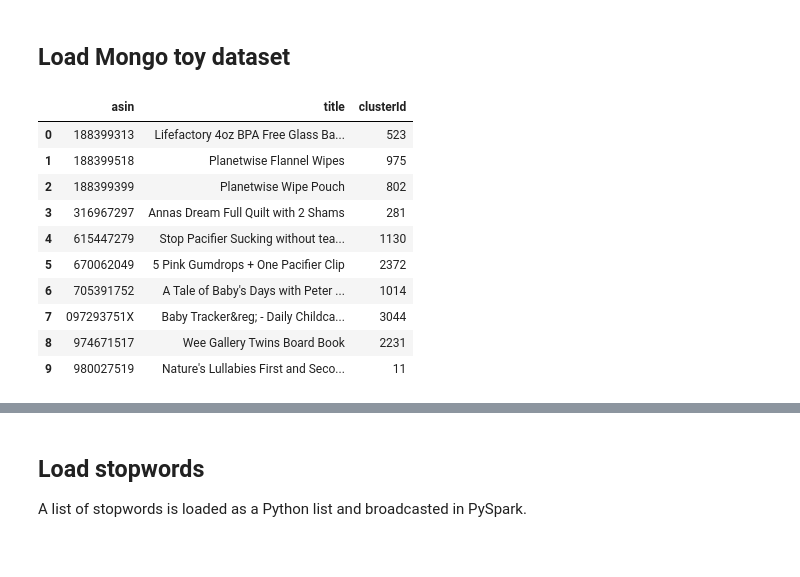
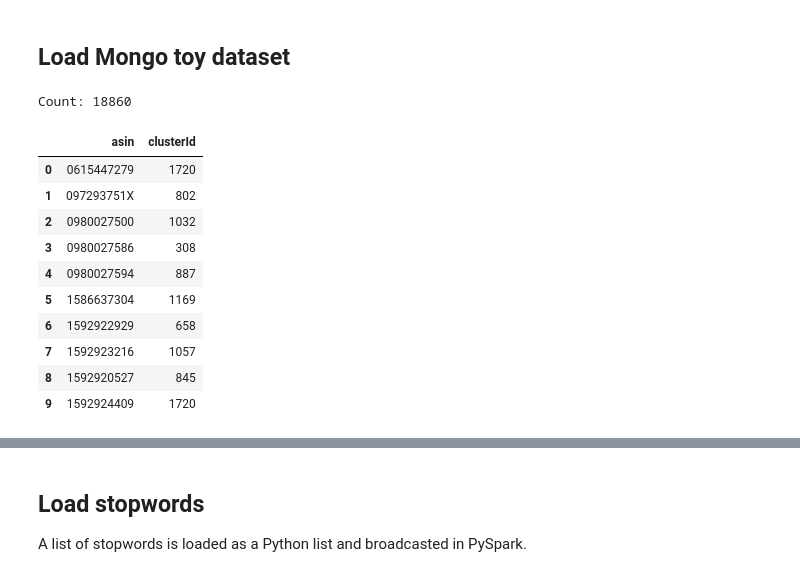
Before and after one commit to wezteoh/hack_on_data, a Jupyter notebook: clustering/Word Processing.ipynb, the cells around one changed output, grey strips where cells are left out. Saved outputs shown, nothing was run; the diff lists cells and outputs as text; code cells hidden in the pictures.

Commit message:
Perform final updates
Cluster Assessment: Improve visualization UIs
Word Processing: Filter out non-exclusive words

```diff
--- a/clustering/Word Processing.ipynb
+++ b/clustering/Word Processing.ipynb
@@ -128,25 +117,24 @@ The function below takes in a Spark DataFrame containing reviews of a particula
 # %%
-raw1DF = (spark
+clusteredProductMetaDF = (spark
          .read
          .format('com.databricks.spark.csv')
          .options(header='true', inferschema='true')
-         .load('../../Datasets/baby_product_summary.csv')
+         .load('../../Datasets/baby_2000_2_cluster_df.csv')
+         .drop('_c0')
          .dropna()
          )
-#          .withColumn('int', check_for_int('clusterID'))
-#          .filter(F.col('int') == True)
-#          .select('asin', 'clusterID'))
-displayDF(raw1DF)
+displayDF(clusteredProductMetaDF)
 # %% [output]
+Count: 18860
-|  | asin | title | clusterId |
-| 0 | 188399313 | Lifefactory 4oz BPA Free Glass Ba... | 523 |
-| 1 | 188399518 | Planetwise Flannel Wipes | 975 |
-| 2 | 188399399 | Planetwise Wipe Pouch | 802 |
-| 3 | 316967297 | Annas Dream Full Quilt with 2 Shams | 281 |
-| 4 | 615447279 | Stop Pacifier Sucking without tea... | 1130 |
-| 5 | 670062049 | 5 Pink Gumdrops + One Pacifier Clip | 2372 |
-| 6 | 705391752 | A Tale of Baby's Days with Peter ... | 1014 |
-| 7 | 097293751X | Baby Tracker&reg; - Daily Childca... | 3044 |
-| 8 | 974671517 | Wee Gallery Twins Board Book | 2231 |
-| 9 | 980027519 | Nature's Lullabies First and Seco... | 11 |
+|  | asin | clusterId |
+| 0 | 0615447279 | 1720 |
+| 1 | 097293751X | 802 |
+| 2 | 0980027500 | 1032 |
+| 3 | 0980027586 | 308 |
+| 4 | 0980027594 | 887 |
+| 5 | 1586637304 | 1169 |
+| 6 | 1592922929 | 658 |
+| 7 | 1592923216 | 1057 |
+| 8 | 1592920527 | 845 |
+| 9 | 1592924409 | 1720 |
 # %%
```
Also changed, not shown: parts of 30 cells of this notebook.
